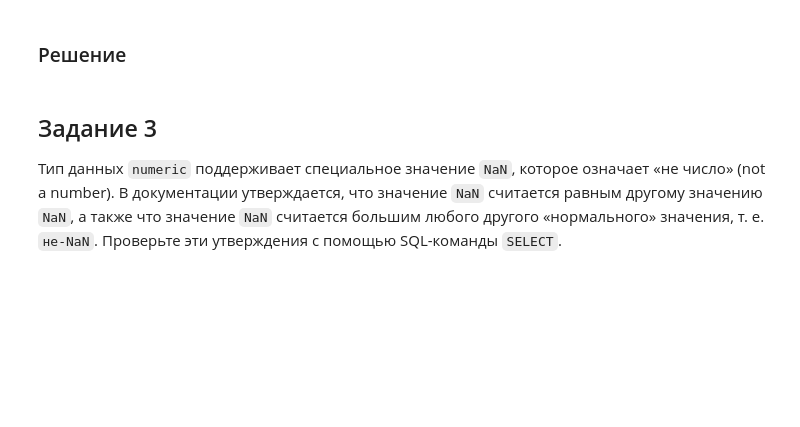
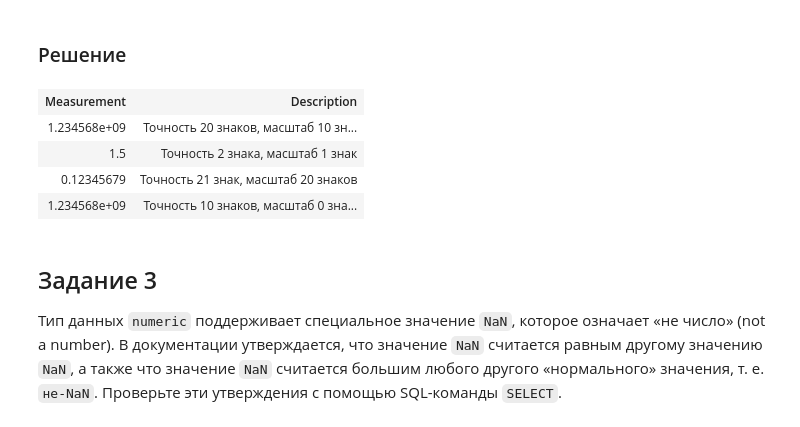
Before and after one commit to vowatchka/postgres_basic, a Jupyter notebook: practices/4_postgres_datatypes/gorm.ipynb, the cells around one changed output. Saved outputs shown, nothing was run; the diff lists cells and outputs as text; code cells hidden in the pictures; blank space fills up the shorter version.

```diff
--- a/practices/4_postgres_datatypes/gorm.ipynb
+++ b/practices/4_postgres_datatypes/gorm.ipynb
@@ -176,3 +141,38 @@ with Session.begin() as session:
+# %%
+type TestNumericWoPrecision struct {
+    Measurement float32 `gorm:"type:numeric"`
+    Description string `gorm:"type:text"`
+}
+
+func (*TestNumericWoPrecision) TableName() string {
+    return "test_numeric_wo_precision"
+}
+
+tableName := TestNumericWoPrecision{}.TableName()
+
+if !db.Table(tableName).Migrator().HasTable(&TestNumericWoPrecision{}) {
+    db.Table(tableName).Migrator().CreateTable(&TestNumericWoPrecision{})
+}
+
+// Удаление записей
+db.Session(&gorm.Session{AllowGlobalUpdate: true}).Table(tableName).Delete(&TestNumericWoPrecision{})
+
+db.Table(tableName).Create(&TestNumericWoPrecision{Measurement: 1234567890.0987654321, Description: "Точность 20 знаков, масштаб 10 знаков"})
+db.Table(tableName).Create(&TestNumericWoPrecision{Measurement: 1.5, Description: "Точность 2 знака, масштаб 1 знак"})
+db.Table(tableName).Create(&TestNumericWoPrecision{Measurement: 0.12345678901234567890, Description: "Точность 21 знак, масштаб 20 знаков"})
+db.Table(tableName).Create(&TestNumericWoPrecision{Measurement: 1234567890, Description: "Точность 10 знаков, масштаб 0 знаков (целое число)"})
+
+var results []*TestNumericWoPrecision
+db.Table(tableName).Find(&results)
+
+htmlTable, _ := table.Table(&results, []string{})
+display.HTML(htmlTable)
+# %% [output]
+| Measurement | Description |
+| 1.234568e+09 | Точность 20 знаков, масштаб 10 зн... |
+| 1.5 | Точность 2 знака, масштаб 1 знак |
+| 0.12345679 | Точность 21 знак, масштаб 20 знаков |
+| 1.234568e+09 | Точность 10 знаков, масштаб 0 зна... |
 # %% [markdown]
 ## Задание 3
 
```
Also changed, not shown: parts of 190 cells of this notebook.
